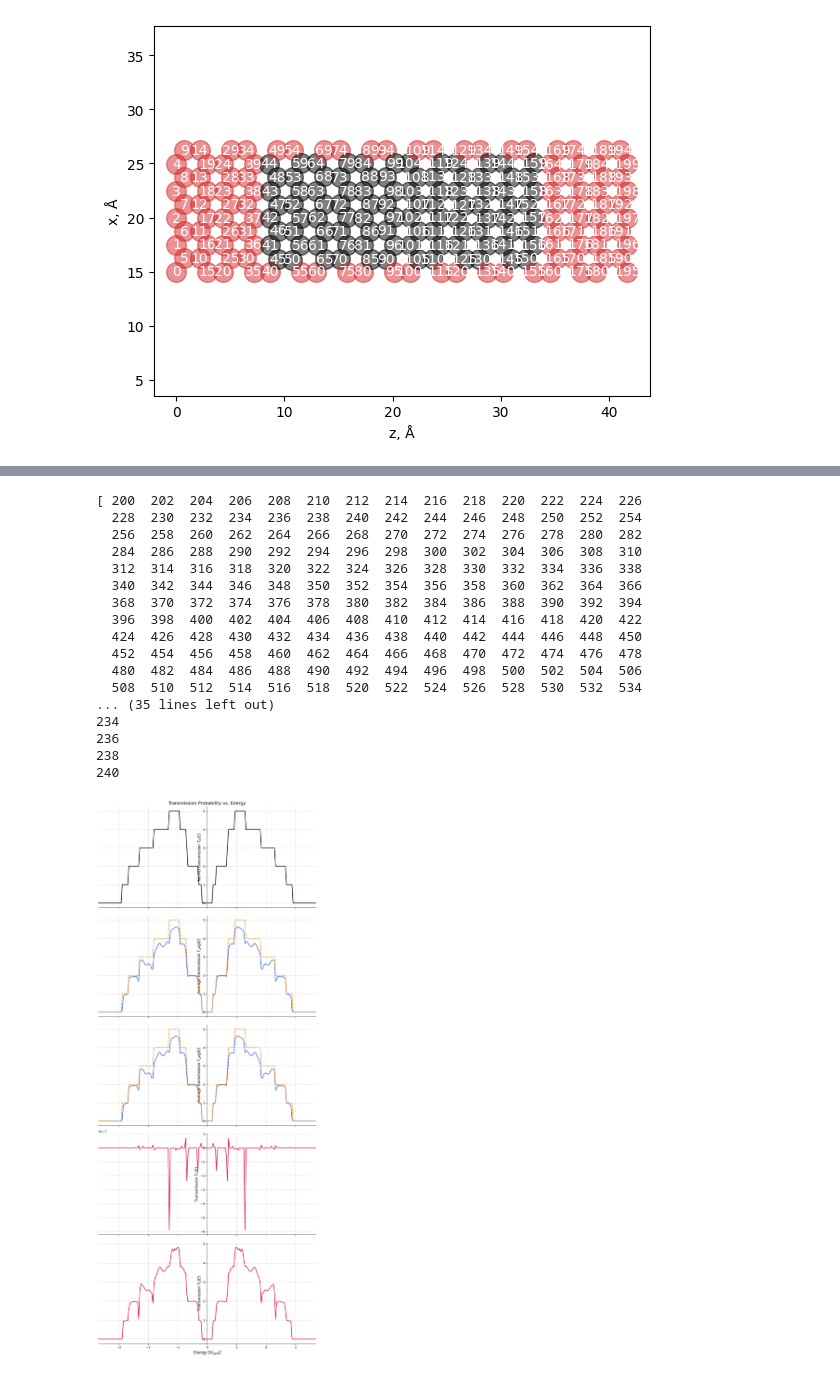
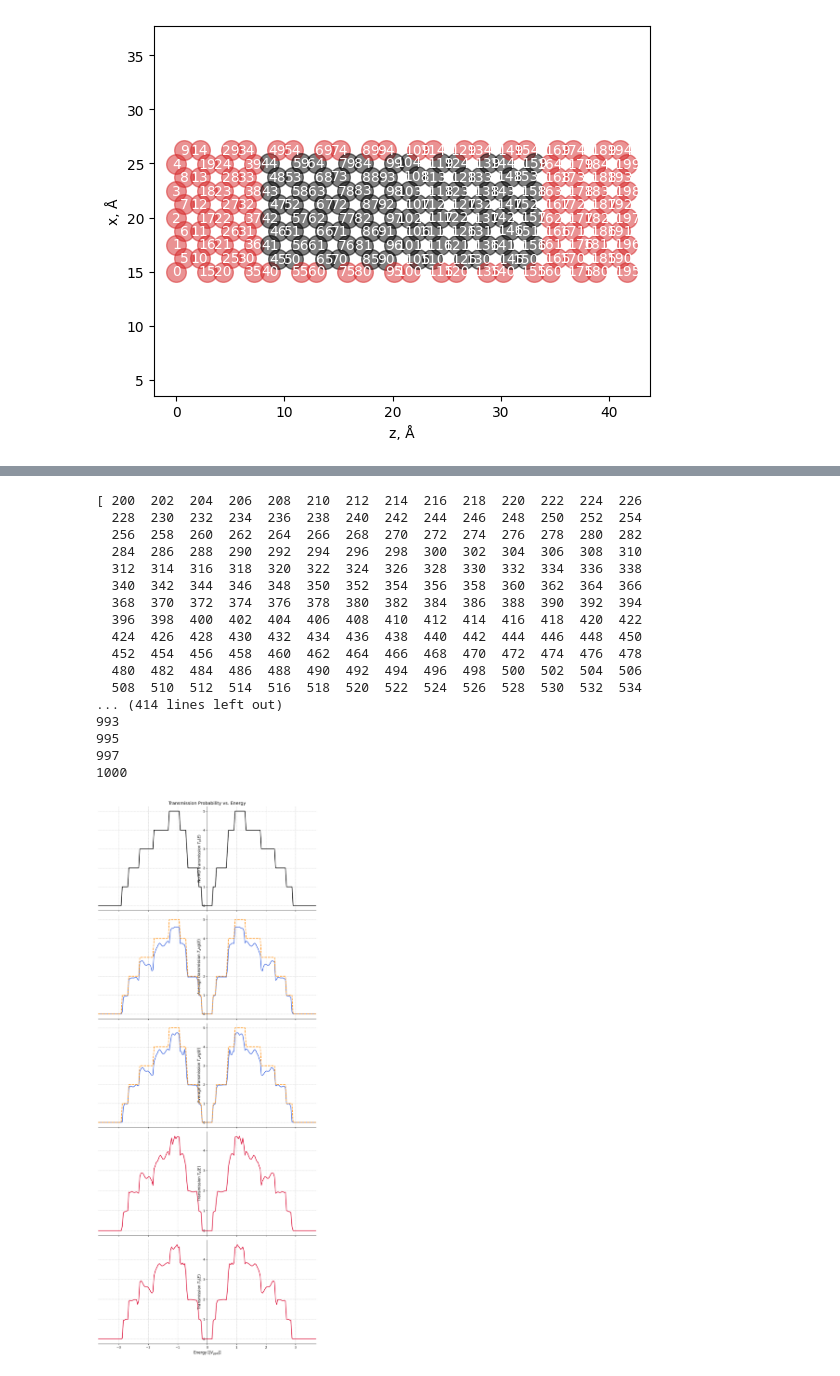
Before and after one commit to UlrikTJ/TemperatureDependantTransport, a Jupyter notebook: TempDepTrans_Asger.ipynb, the cells around one changed output, grey strips where cells are left out. Drawn from its saved outputs; the diff is of its cells as text; code cells hidden in the pictures.

```diff
--- a/TempDepTrans_Asger.ipynb
+++ b/TempDepTrans_Asger.ipynb
@@ -416,7 +416,7 @@ print(forces, "eV/Å")
 natoms_elec = len(structure)
 xyz = structure.positions
 lattice = structure.cell[:]
-ntile = 10 #
+ntile = 20 #
 tiledir = 2 # tile in z
 for n in range(1, ntile):
     xyz = np.concatenate((xyz, structure.positions + lattice[tiledir, :]*n))
@@ -631,13 +631,15 @@ for t in times:
   452  454  456  458  460  462  464  466  468  470  472  474  476  478
   480  482  484  486  488  490  492  494  496  498  500  502  504  506
   508  510  512  514  516  518  520  522  524  526  528  530  532  534
-... (35 lines left out)
-234
-236
-238
-240
+... (414 lines left out)
+993
+995
+997
+1000
+# %%
+transmissions_e400_n400 = transmissions2
 # %%
-transmission_avg2 = np.mean(transmissions2, axis=0)
+transmission_avg = np.mean(transmissions_e400_n400, axis=0)
 # %%
 fig, (ax1, ax2, ax3, ax4, ax5) = plt.subplots(5, 1, figsize=(10, 25), sharex=True)
 
@@ -665,7 +667,7 @@ ax2.spines['right'].set_color('none')
 ax2.spines['top'].set_color('none')
 
 # Plot 3: Transmission 3
-ax3.plot(energy / 2.7, transmission_avg2, color='royalblue', linewidth=2)
+ax3.plot(energy / 2.7, transmissions_e400_n400[1], color='royalblue', linewidth=2)
 ax3.plot(energy / 2.7, transmission, color='darkorange', linewidth=2, linestyle='--', alpha=1)
 # ax2.set_xlabel(r'Energy $[|V_{pp\pi}|]$', fontsize=12)
 ax3.set_ylabel(r'Average transmission $T_avg(E)$', fontsize=12)
@@ -674,33 +676,33 @@ ax3.grid(True, linestyle='--', alpha=0.7)
 # Move left y-axis spine to x = 0
 ax3.spines['left'].set_position(('data', 0))
 ax3.spines['right'].set_color('none')
 ax3.spines['top'].set_color('none')
 
 
 # Plot 4: Transmission 4
-ax4.plot(energy / 2.7, transmission_avg2 - transmission_avg, color='crimson', linewidth=2)
+ax4.plot(energy / 2.7, transmissions_e400_n400[100], color='crimson', linewidth=2)
 # ax4.set_xlabel(r'Energy $[|V_{pp\pi}|]$', fontsize=12)
 ax4.set_ylabel(r'Transmission $T_4(E)$', fontsize=12)
 ax4.grid(True, linestyle='--', alpha=0.7)
 
 # Move left y-axis spine to x = 0
 ax4.spines['left'].set_position(('data', 0))
 ax4.spines['right'].set_color('none')
 ax4.spines['top'].set_color('none')
 
 # Plot 5: Transmission 5
-ax5.plot(energy / 2.7, transmissions[30], color='crimson', linewidth=2)
+ax5.plot(energy / 2.7, transmissions_e400_n400[30], color='crimson', linewidth=2)
 ax5.set_xlabel(r'Energy $[|V_{pp\pi}|]$', fontsize=12)
 ax5.set_ylabel(r'Transmission $T_5(E)$', fontsize=12)
 ax5.grid(True, linestyle='--', alpha=0.7)
 
 # Move left y-axis spine to x = 0
 ax5.spines['left'].set_position(('data', 0))
 ax5.spines['right'].set_color('none')
 ax5.spines['top'].set_color('none')
 
 plt.xlim(energy.min()/2.7, energy.max()/2.7)
 plt.tight_layout()
 plt.show()
 # %% [output]
-[figure, old version]
+[figure, new version]
```
Also changed, not shown: parts of 4 cells of this notebook, 9 other files.
